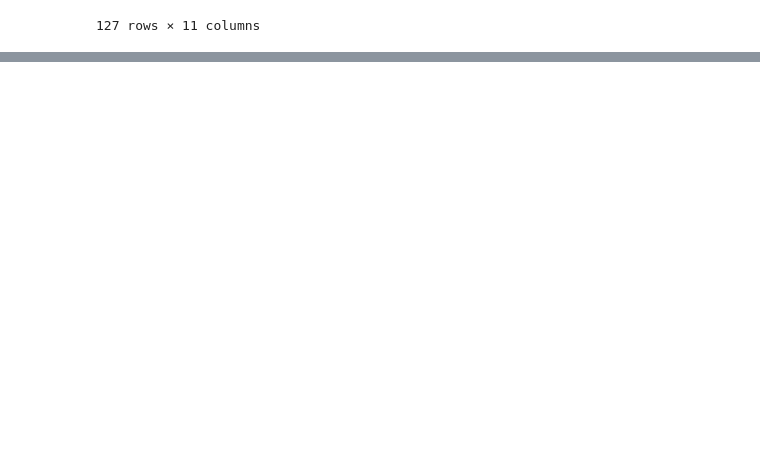
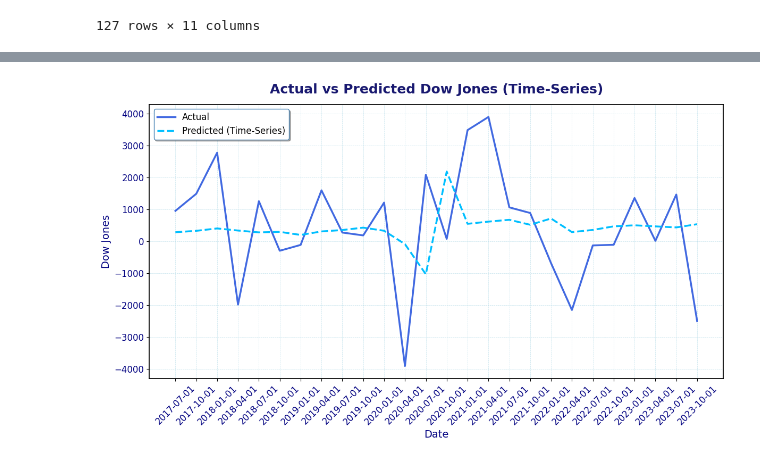
Before and after one commit to allarde2/Macroeconomic-Factors-Stock-Maket-Performance-CMSE-202-final-project-, a Jupyter notebook: time-series/Dow Jones Time Series.ipynb, the cells around one changed output, grey strips where cells are left out. Cells and saved outputs as stored; diff of their text form; code cells hidden in the pictures; blank space fills up the shorter version.

```diff
--- a/time-series/Dow Jones Time Series.ipynb
+++ b/time-series/Dow Jones Time Series.ipynb
@@ -68,7 +84,7 @@ data
 # %%
-# defining independent and dependent variables for lasso-ARIMAX
+# defining independent and dependent variables
 independent_variables = ['CPI', 'Real_IR', 'Unemployment_Rate', 'GDP_Growth', 'M2_Supply', 'Federal_Funds_Rate', 'Dow_Jones_Diff']
 dependent_variable = ['Dow_Jones_Diff']
 
-x = data[independent_variables].iloc[0:-1]
-y = data[dependent_variable][1:]
+x = data[independent_variables].iloc[0:-1] # includes t-1
+y = data[dependent_variable].iloc[1:] # includes t
@@ -169,0 +143,28 @@ comparison_df
+# %%
+plt.figure(figsize = (12, 7))
+plt.plot(dates, y_test, label = 'Actual', color = 'royalblue', linewidth = 2.5)
+plt.plot(dates, y_pred,
+         label = 'Predicted (Time-Series)',
+         color = 'deepskyblue', linewidth = 2.5, linestyle = '--')
+
+plt.title('Actual vs Predicted Dow Jones (Time-Series)', fontsize = 18, fontweight = 'bold', pad = 15, color = 'midnightblue')
+plt.xlabel('Date', fontsize = 14, color = 'navy')
+plt.ylabel('Dow Jones', fontsize = 14, color = 'navy')
+plt.xticks(rotation = 45, fontsize = 12, color = 'navy')
+plt.yticks(fontsize = 12, color = 'navy')
+
+ax = plt.gca()
+ax.set_facecolor('white')
+ax.figure.set_facecolor('white')
+
+for spine in plt.gca().spines.values():
+    spine.set_visible(True)
+    spine.set_linewidth(1.25)
+    spine.set_color('black')
+
+plt.grid(visible = True, linestyle = '--', linewidth = 0.5, alpha = 0.7, color = 'lightblue')
+plt.legend(loc = 'upper left', fontsize = 12, frameon = True, shadow = True, edgecolor = 'steelblue')
+plt.tight_layout()
+plt.show()
+# %% [output]
+[figure, added]
```
Also changed, not shown: parts of 17 cells of this notebook, 1 other file.
